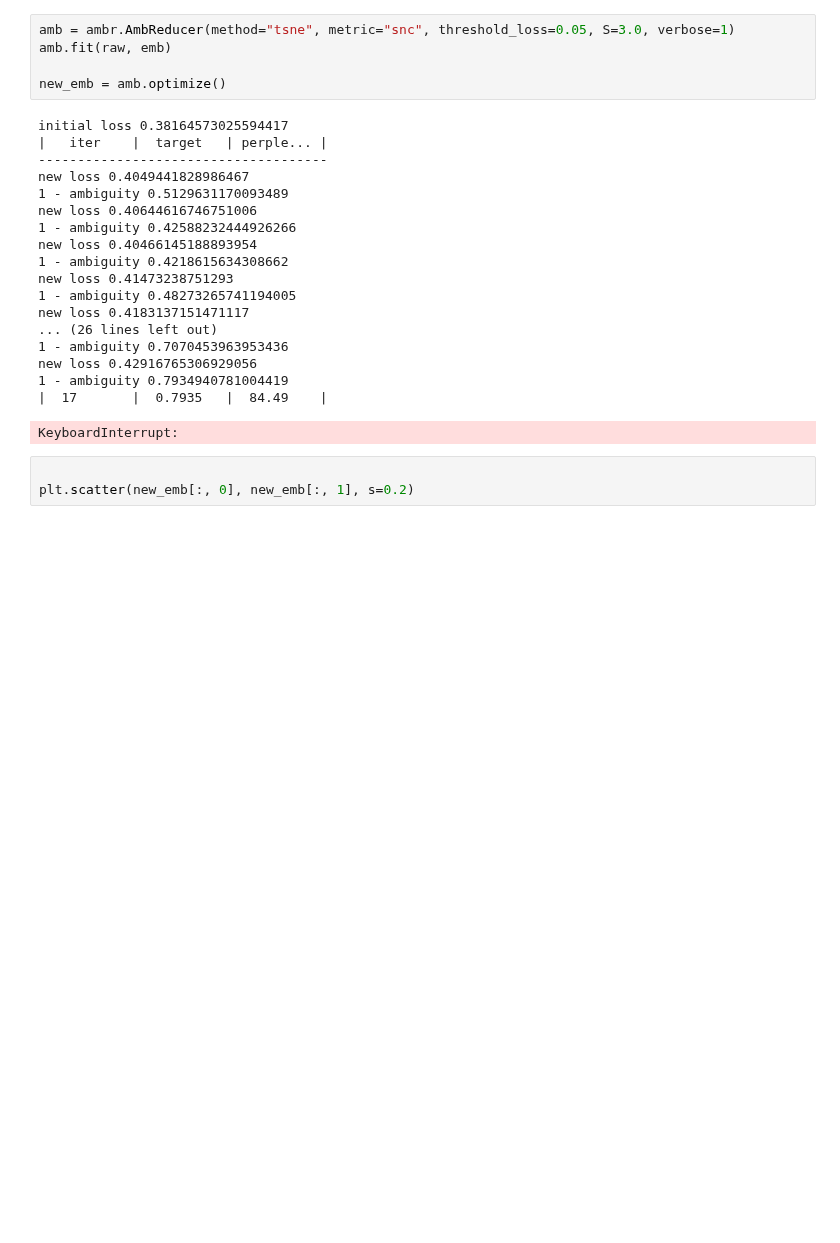
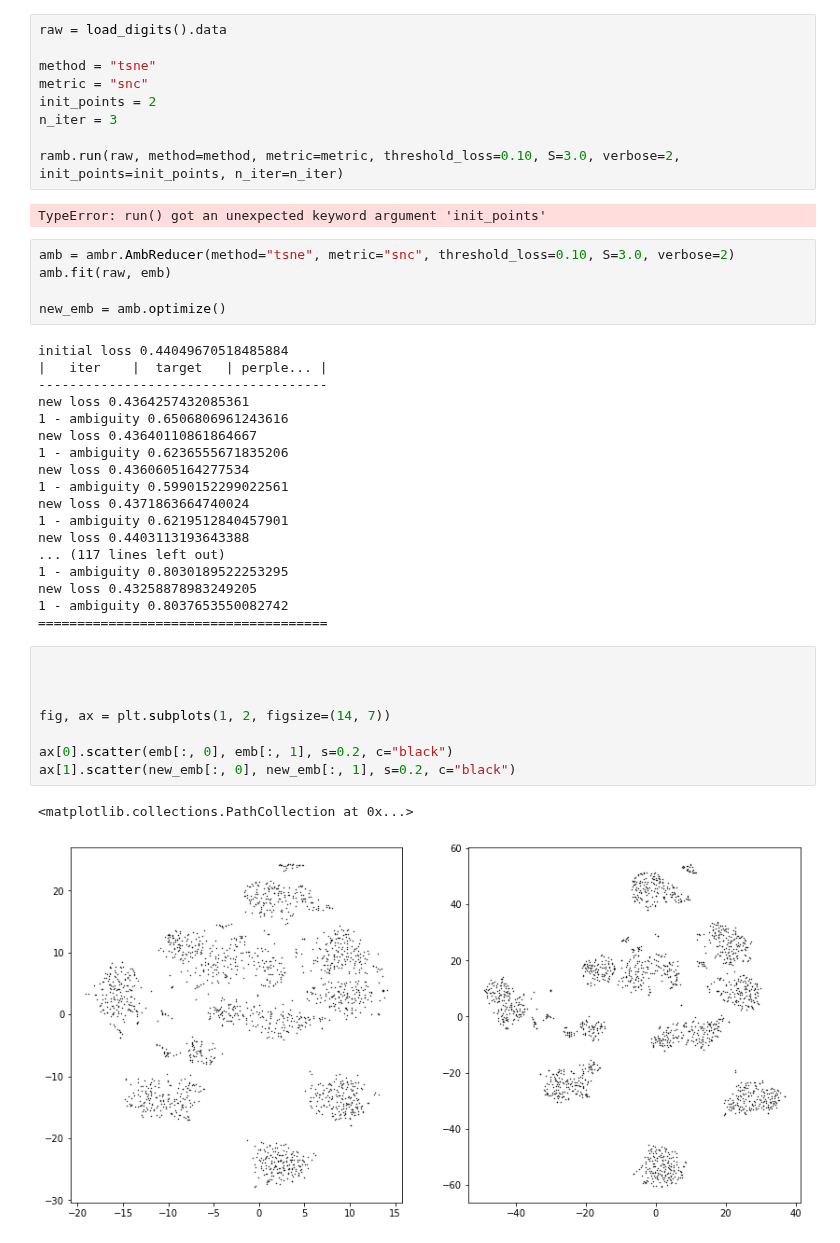
Before and after one commit to HyunWookL/cluster-ambiguity, a Jupyter notebook: src/clams/test_ambreducer.ipynb, the cells around one changed output. Cells and saved outputs as stored; diff of their text form; blank space fills up the shorter version.

```diff
--- a/src/clams/test_ambreducer.ipynb
+++ b/src/clams/test_ambreducer.ipynb
@@ -59,27 +24,45 @@ TypeError: float() argument must be a string or a number, not 'Bunch'
+# %%
+raw = load_digits().data
+
+method = "tsne"
+metric = "snc"
+init_points = 2
+n_iter = 3
+
+ramb.run(raw, method=method, metric=metric, threshold_loss=0.10, S=3.0, verbose=2, init_points=init_points, n_iter=n_iter)
+# %% [output]
+TypeError: run() got an unexpected keyword argument 'init_points'
 # %%
-amb = ambr.AmbReducer(method="tsne", metric="snc", threshold_loss=0.05, S=3.0, verbose=1)
+amb = ambr.AmbReducer(method="tsne", metric="snc", threshold_loss=0.10, S=3.0, verbose=2)
 amb.fit(raw, emb)
 
 new_emb = amb.optimize()
 # %% [output]
-initial loss 0.38164573025594417
+initial loss 0.44049670518485884
 |   iter    |  target   | perple... |
 -------------------------------------
-new loss 0.4049441828986467
-1 - ambiguity 0.5129631170093489
-new loss 0.40644616746751006
-1 - ambiguity 0.42588232444926266
-new loss 0.40466145188893954
-1 - ambiguity 0.4218615634308662
-new loss 0.41473238751293
-1 - ambiguity 0.48273265741194005
-new loss 0.4183137151471117
-... (26 lines left out)
-1 - ambiguity 0.7070453963953436
-new loss 0.42916765306929056
-1 - ambiguity 0.7934940781004419
-|  17       |  0.7935   |  84.49    |
+new loss 0.4364257432085361
+1 - ambiguity 0.6506806961243616
+new loss 0.43640110861864667
+1 - ambiguity 0.6236555671835206
+new loss 0.4360605164277534
+1 - ambiguity 0.5990152299022561
+new loss 0.4371863664740024
+1 - ambiguity 0.6219512840457901
+new loss 0.4403113193643388
+... (117 lines left out)
+1 - ambiguity 0.8030189522253295
+new loss 0.43258878983249205
+1 - ambiguity 0.8037653550082742
+=====================================
-KeyboardInterrupt:
 # %%
 
-plt.scatter(new_emb[:, 0], new_emb[:, 1], s=0.2)
+
+
+fig, ax = plt.subplots(1, 2, figsize=(14, 7))
+
+ax[0].scatter(emb[:, 0], emb[:, 1], s=0.2, c="black")
+ax[1].scatter(new_emb[:, 0], new_emb[:, 1], s=0.2, c="black")
+# %% [output]
+<matplotlib.collections.PathCollection at 0x...>
+[figure, added]
```
Also changed, not shown: parts of 2 cells of this notebook, 2 other files.
